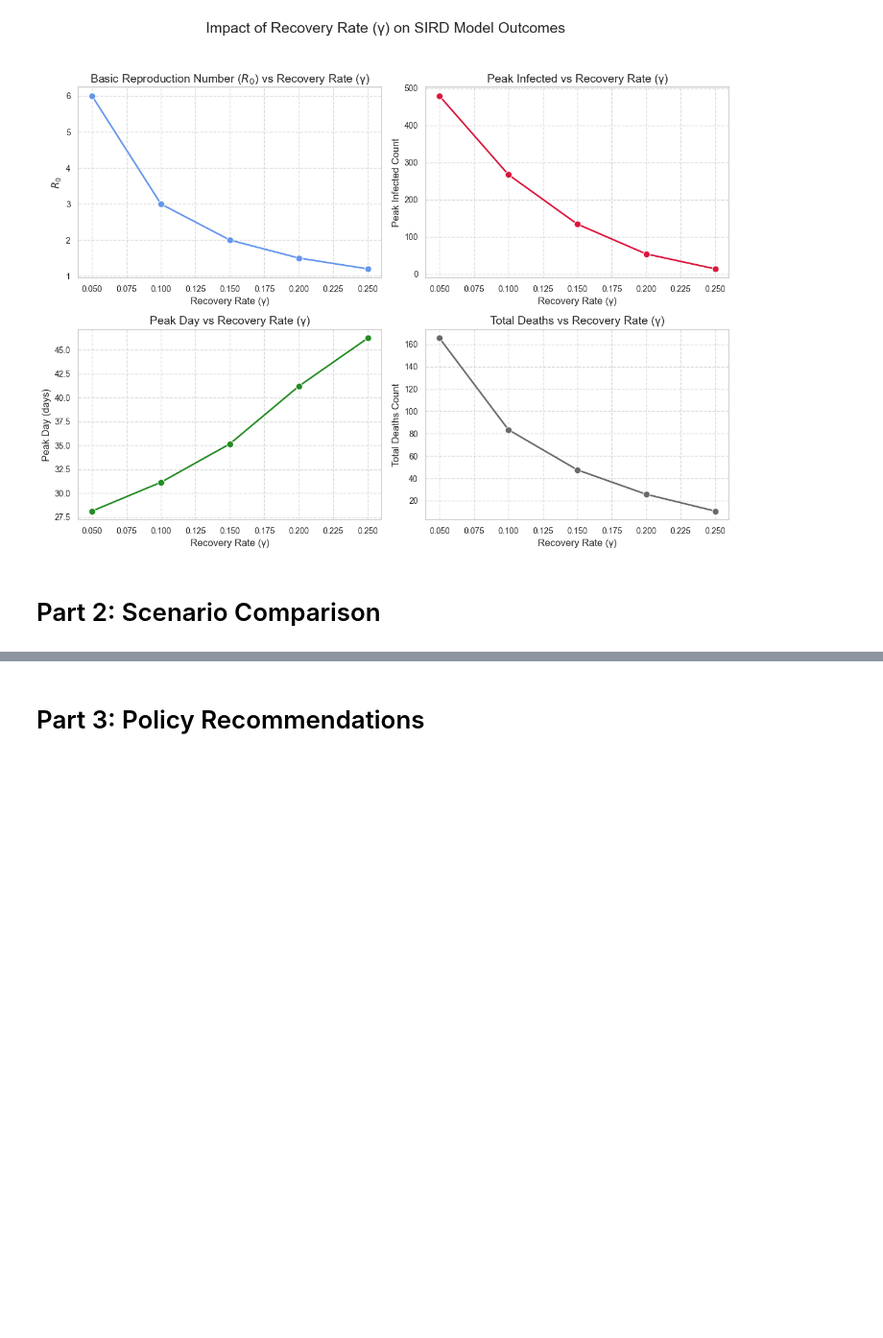
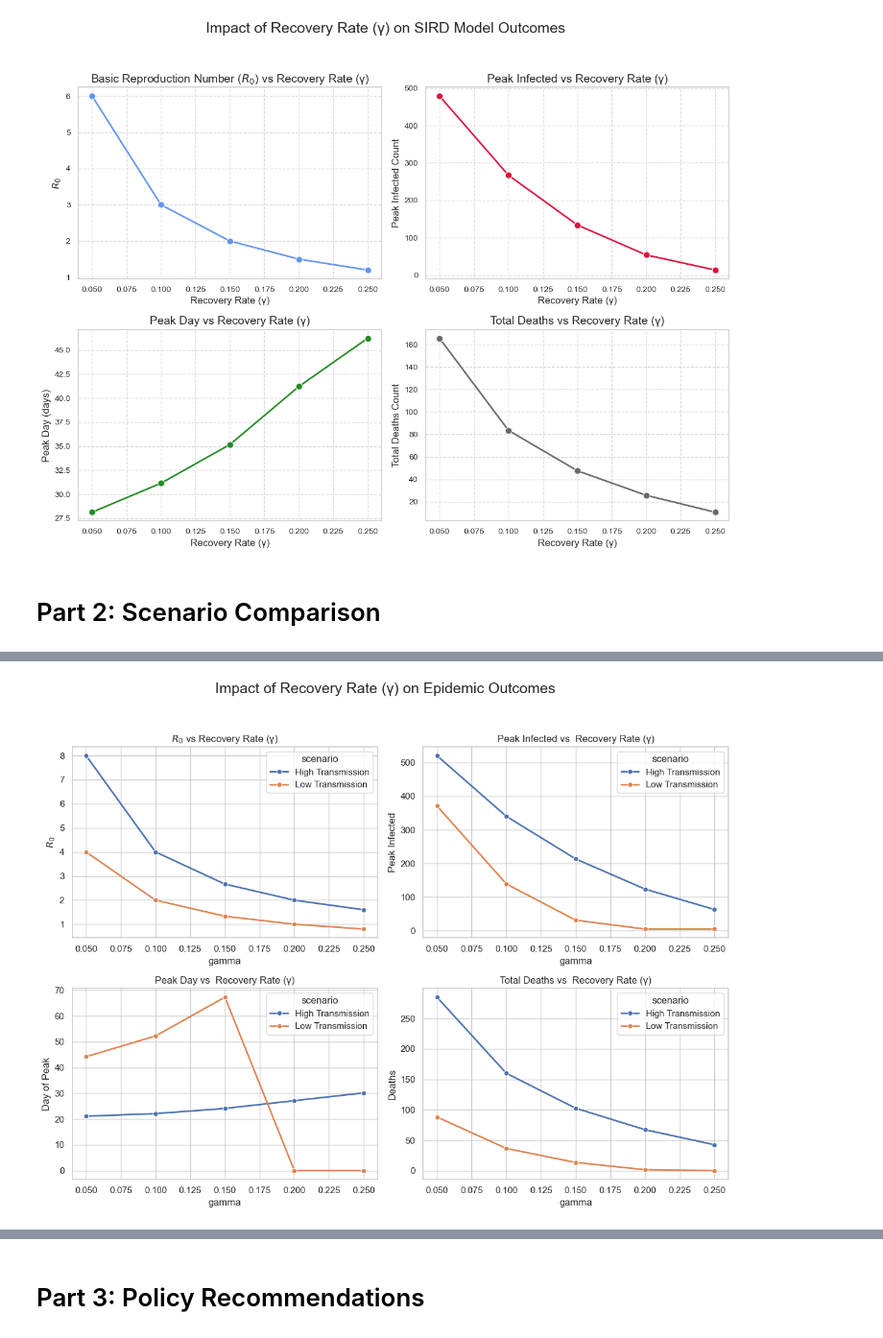
Before and after one commit to ceci2105/BioSystems_Group11, a Jupyter notebook: Assignment2/code.ipynb, the cells around one changed output, grey strips where cells are left out. Shown: that part at 96% size. Saved outputs shown, nothing was run; the diff lists cells and outputs as text; code cells hidden in the pictures; blank space fills up the shorter version.

```diff
--- a/Assignment2/code.ipynb
+++ b/Assignment2/code.ipynb
@@ -174,0 +199,5 @@ plt.show()
+# %%
+# display both result DataFrame
+results = pd.concat([result_high_transmission, result_low_transmission], ignore_index=True)
+print("Combined results for both scenarios:")
+display(results)
@@ -174,0 +217,36 @@ plt.show()
+# %%
+# creation of comparative visualization
+sns.set_style("whitegrid")
+fig, axes = plt.subplots(2, 2, figsize=(12, 9))
+fig.suptitle('Impact of Recovery Rate (γ) on Epidemic Outcomes',
+             fontsize=18, y=1.02)
+
+# plot 1 = R0 vs Recovery Rate (gamma)
+sns.lineplot(data=results, x='gamma', y='R0', hue='scenario', marker='o',
+             ax=axes[0, 0], linewidth=2)
+axes[0, 0].set_title('$R_0$ vs Recovery Rate (γ)')
+axes[0, 0].set_ylabel('$R_0$')
+
+
+# plot 2 = Peak Infected vs Recovery Rate
+sns.lineplot(data=results, x='gamma', y='peak_infected', hue='scenario', marker='o',
+             ax=axes[0, 1], linewidth=2)
+axes[0, 1].set_title('Peak Infected vs  Recovery Rate (γ)')
+axes[0, 1].set_ylabel('Peak Infected')
+
+# plot 3 = Peak Day vs Recovery Rate
+sns.lineplot(data=results, x='gamma', y='peak_day', hue='scenario', marker='o',
+             ax=axes[1, 0], linewidth=2)
+axes[1, 0].set_title('Peak Day vs  Recovery Rate (γ)')
+axes[1, 0].set_ylabel('Day of Peak')
+
+# plot 4 = Total Deaths vs Recovery rate
+sns.lineplot(data=results, x='gamma', y='total_deaths', hue='scenario', marker='o',
+             ax=axes[1, 1], linewidth=2)
+axes[1, 1].set_title('Total Deaths vs  Recovery Rate (γ)')
+axes[1, 1].set_ylabel('Deaths')
+
+plt.tight_layout(rect=[0, 0.01, 1, 0.99])
+plt.show()
+# %% [output]
+[figure, added]
```
Also changed, not shown: parts of 4 cells of this notebook, 1 other file.
